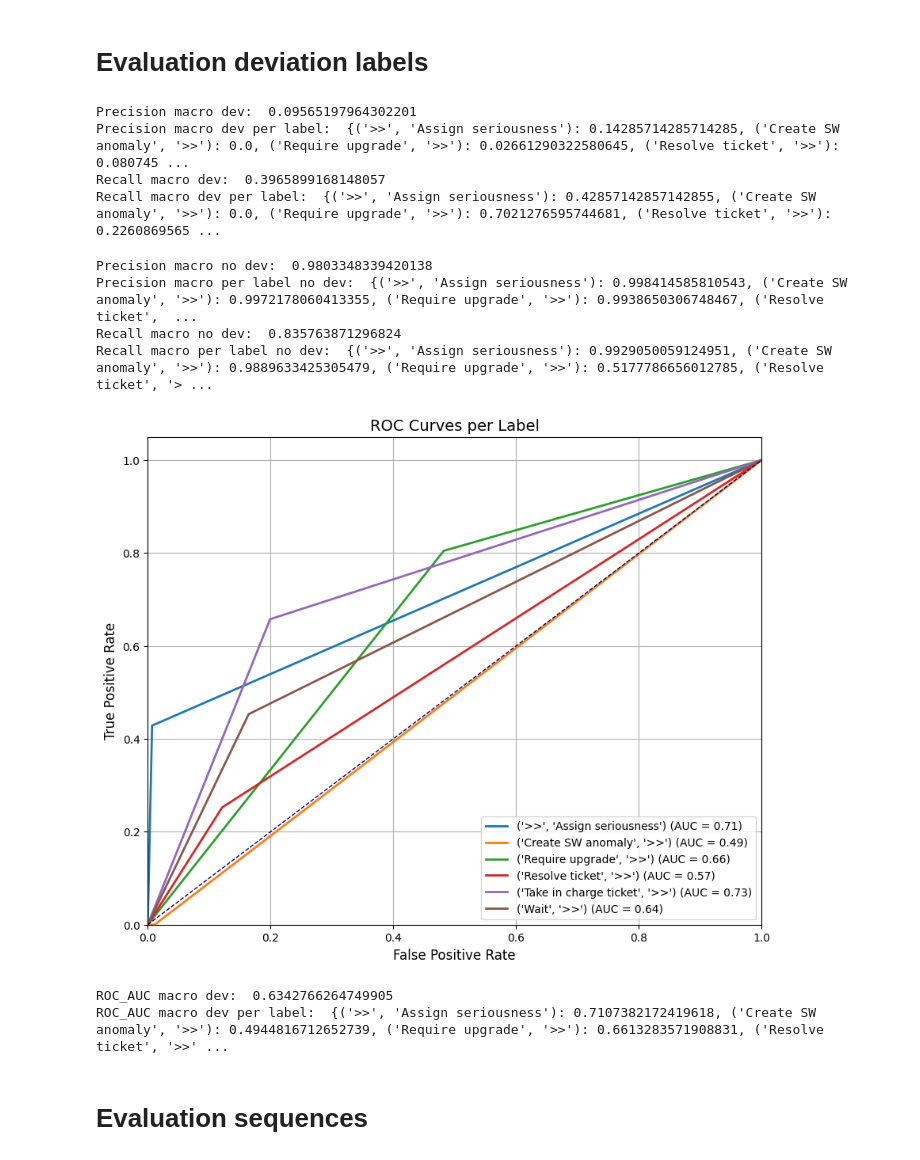
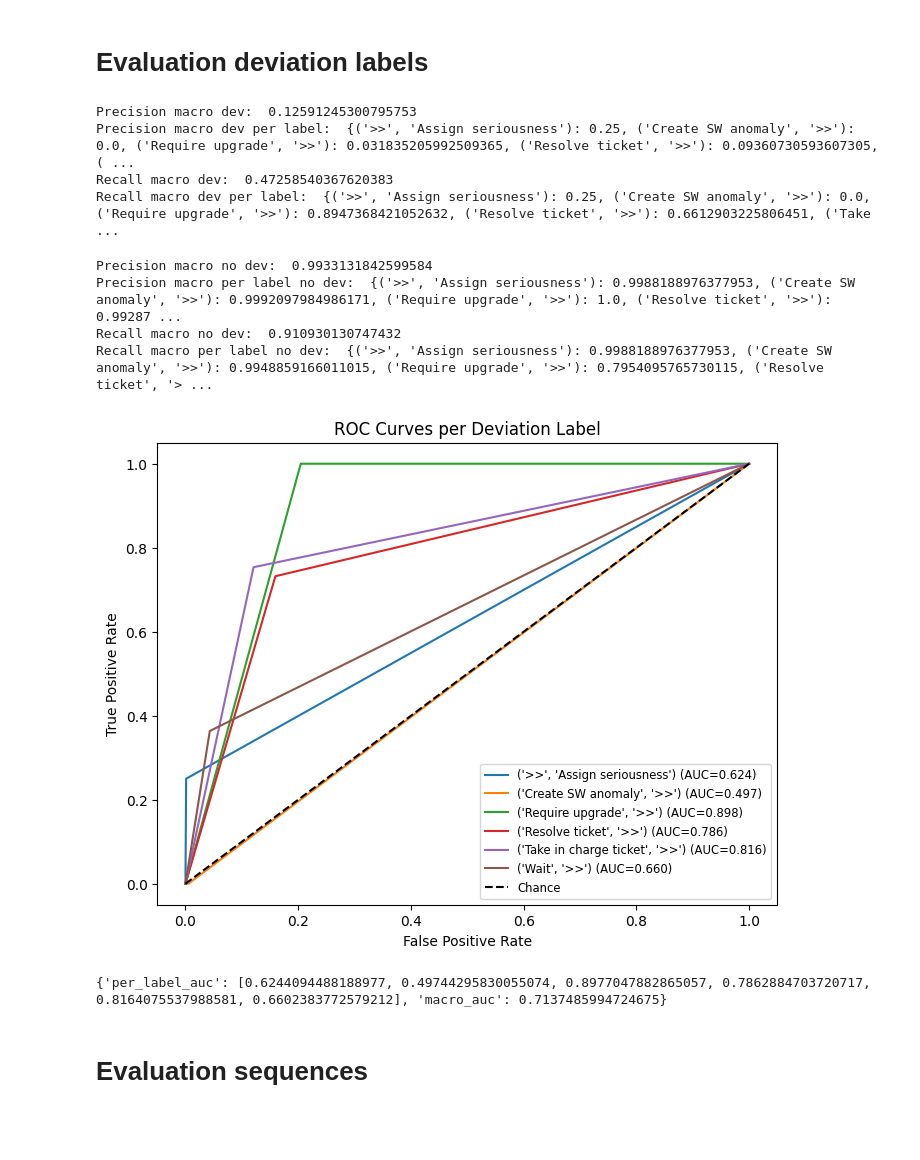
Before and after one commit to ProbabilisticSuffixPredictionLab/conformance_dev_and_pos_pred, a Jupyter notebook: src/notebooks/evaluation/Helpdesk_eval.ipynb, the cells around one changed output. Drawn from its saved outputs; the diff is of its cells as text; code cells hidden in the pictures; blank space fills up the shorter version.

```diff
--- a/src/notebooks/evaluation/Helpdesk_eval.ipynb
+++ b/src/notebooks/evaluation/Helpdesk_eval.ipynb
@@ -8,7 +8,7 @@ sys.path.insert(0, '../../..')
 from evaluation.deviations_evalaution_metrics import load_results, DeviationEvaluation
 # %%
 # Load deviation prediction results:
-path_pred_deviations = "../../../results/Helpdesk/predictions/deviation_predictions.pkl"
+path_pred_deviations = "../2_conformance_prediction/results/Helpdesk/deviation_predictions.pkl"
 # %% [markdown]
 # Evaluation deviation labels
 # %%
@@ -22,10 +22,10 @@ print("Precision macro dev per label: ", precision_per_label)
 print("Recall macro dev: ", recall_macro)
 print("Recall macro dev per label: ", recall_per_label)
 # %% [output]
-Precision macro dev:  0.09565197964302201
-Precision macro dev per label:  {('>>', 'Assign seriousness'): 0.14285714285714285, ('Create SW anomaly', '>>'): 0.0, ('Require upgrade', '>>'): 0.02661290322580645, ('Resolve ticket', '>>'): 0.080745 ...
-Recall macro dev:  0.3965899168148057
-Recall macro dev per label:  {('>>', 'Assign seriousness'): 0.42857142857142855, ('Create SW anomaly', '>>'): 0.0, ('Require upgrade', '>>'): 0.7021276595744681, ('Resolve ticket', '>>'): 0.2260869565 ...
+Precision macro dev:  0.12591245300795753
+Precision macro dev per label:  {('>>', 'Assign seriousness'): 0.25, ('Create SW anomaly', '>>'): 0.0, ('Require upgrade', '>>'): 0.031835205992509365, ('Resolve ticket', '>>'): 0.09360730593607305, ( ...
+Recall macro dev:  0.47258540367620383
+Recall macro dev per label:  {('>>', 'Assign seriousness'): 0.25, ('Create SW anomaly', '>>'): 0.0, ('Require upgrade', '>>'): 0.8947368421052632, ('Resolve ticket', '>>'): 0.6612903225806451, ('Take  ...
 # %%
 precision_macro, recall_macro, precision_per_label, recall_per_label = eval.precision_recall_macro_by_label_no_dev()
 print("Precision macro no dev: ", precision_macro)
@@ -33,18 +33,20 @@ print("Precision macro per label no dev: ", precision_per_label)
 print("Recall macro no dev: ", recall_macro)
 print("Recall macro per label no dev: ", recall_per_label)
 # %% [output]
-Precision macro no dev:  0.9803348339420138
-Precision macro per label no dev:  {('>>', 'Assign seriousness'): 0.998414585810543, ('Create SW anomaly', '>>'): 0.9972178060413355, ('Require upgrade', '>>'): 0.9938650306748467, ('Resolve ticket',  ...
-Recall macro no dev:  0.835763871296824
-Recall macro per label no dev:  {('>>', 'Assign seriousness'): 0.9929050059124951, ('Create SW anomaly', '>>'): 0.9889633425305479, ('Require upgrade', '>>'): 0.5177786656012785, ('Resolve ticket', '> ...
+Precision macro no dev:  0.9933131842599584
+Precision macro per label no dev:  {('>>', 'Assign seriousness'): 0.9988188976377953, ('Create SW anomaly', '>>'): 0.9992097984986171, ('Require upgrade', '>>'): 1.0, ('Resolve ticket', '>>'): 0.99287 ...
+Recall macro no dev:  0.910930130747432
+Recall macro per label no dev:  {('>>', 'Assign seriousness'): 0.9988188976377953, ('Create SW anomaly', '>>'): 0.9948859166011015, ('Require upgrade', '>>'): 0.7954095765730115, ('Resolve ticket', '> ...
 # %%
-roc_auc_macro, roc_auc_per_label = eval.roc_auc_macro_by_label()
-print("ROC_AUC macro dev: ", roc_auc_macro)
-print("ROC_AUC macro dev per label: ", roc_auc_per_label)
+# roc_auc_macro, roc_auc_per_label = eval.roc_auc_macro_by_label()
+# print("ROC_AUC macro dev: ", roc_auc_macro)
+# print("ROC_AUC macro dev per label: ", roc_auc_per_label)
+
+roc_auc = eval.plot_macro_roc_auc()
+print(roc_auc)
 # %% [output]
-[figure, old version]
+[figure, new version]
-ROC_AUC macro dev:  0.6342766264749905
-ROC_AUC macro dev per label:  {('>>', 'Assign seriousness'): 0.7107382172419618, ('Create SW anomaly', '>>'): 0.4944816712652739, ('Require upgrade', '>>'): 0.6613283571908831, ('Resolve ticket', '>>' ...
+{'per_label_auc': [0.6244094488188977, 0.49744295830055074, 0.8977047882865057, 0.7862884703720717, 0.8164075537988581, 0.6602383772579212], 'macro_auc': 0.7137485994724675}
 # %% [markdown]
 # Evaluation sequences
 # %% [markdown]
```
Also changed, not shown: 21 other files.
